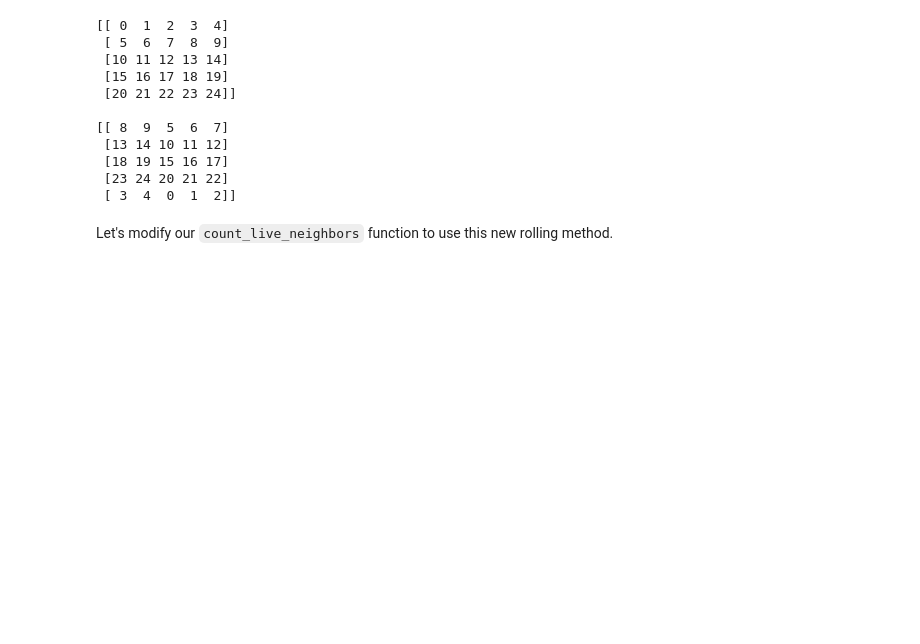
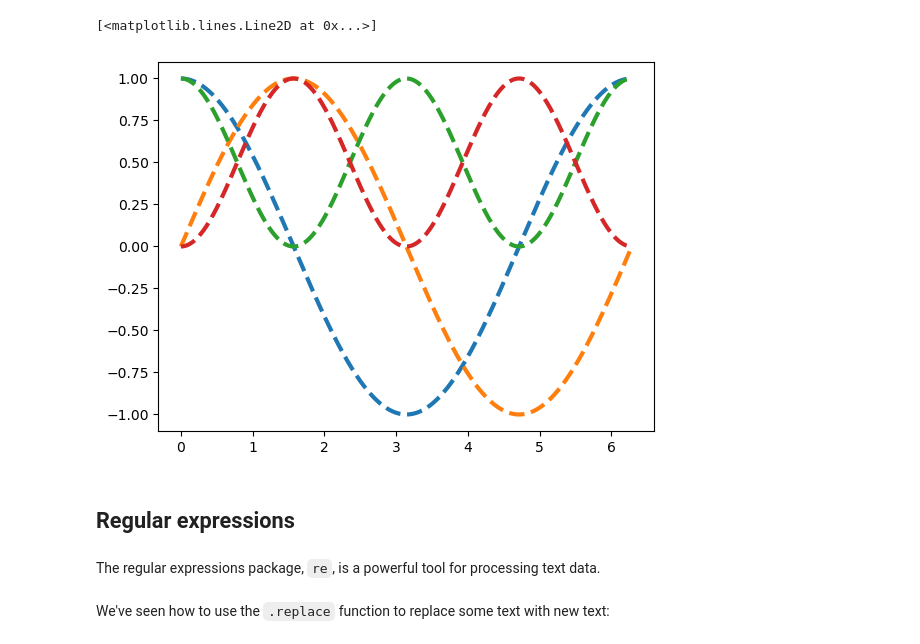
Before and after one commit to jllottes/jllottes.github.io, a Jupyter notebook: _static/weekly_notebooks/week12_notebook.ipynb, the cells around one changed output. Drawn from its saved outputs; the diff is of its cells as text; code cells hidden in the pictures; blank space fills up the shorter version.

```diff
--- a/_static/weekly_notebooks/week12_notebook.ipynb
+++ b/_static/weekly_notebooks/week12_notebook.ipynb
@@ -291,18 +179,0 @@ def roll_cells(cells,i,j):
-# %%
-print(b)
-print()
-print(roll_cells(b, 2, 4))
-# %% [output]
-[[ 0  1  2  3  4]
- [ 5  6  7  8  9]
- [10 11 12 13 14]
- [15 16 17 18 19]
- [20 21 22 23 24]]
-
-[[ 8  9  5  6  7]
- [13 14 10 11 12]
- [18 19 15 16 17]
- [23 24 20 21 22]
- [ 3  4  0  1  2]]
-# %% [markdown]
-Let's modify our `count_live_neighbors` function to use this new rolling method.
@@ -336,0 +180,21 @@ plt.show()
+# %%
+t = np.linspace(0,2*np.pi,1000)
+
+y1 = np.cos(t)
+y2 = np.sin(t)
+y3 = np.cos(t)**2
+y4 = np.sin(t)**2
+
+my_dict = {'linestyle':'dashed', 'linewidth':3}
+
+plt.plot(t,y1, **my_dict)
+plt.plot(t,y2, **my_dict)
+plt.plot(t,y3, **my_dict)
+plt.plot(t,y4, **my_dict)
+# %% [output]
+[<matplotlib.lines.Line2D at 0x...>]
+[figure, added]
+# %% [markdown]
+## Regular expressions
+# %% [markdown]
+The regular expressions package, `re`, is a powerful tool for processing text data.
@@ -336,0 +203,2 @@ plt.show()
+# %% [markdown]
+We've seen how to use the `.replace` function to replace some text with new text:
```
Also changed, not shown: parts of 122 cells of this notebook, 9 other files.
